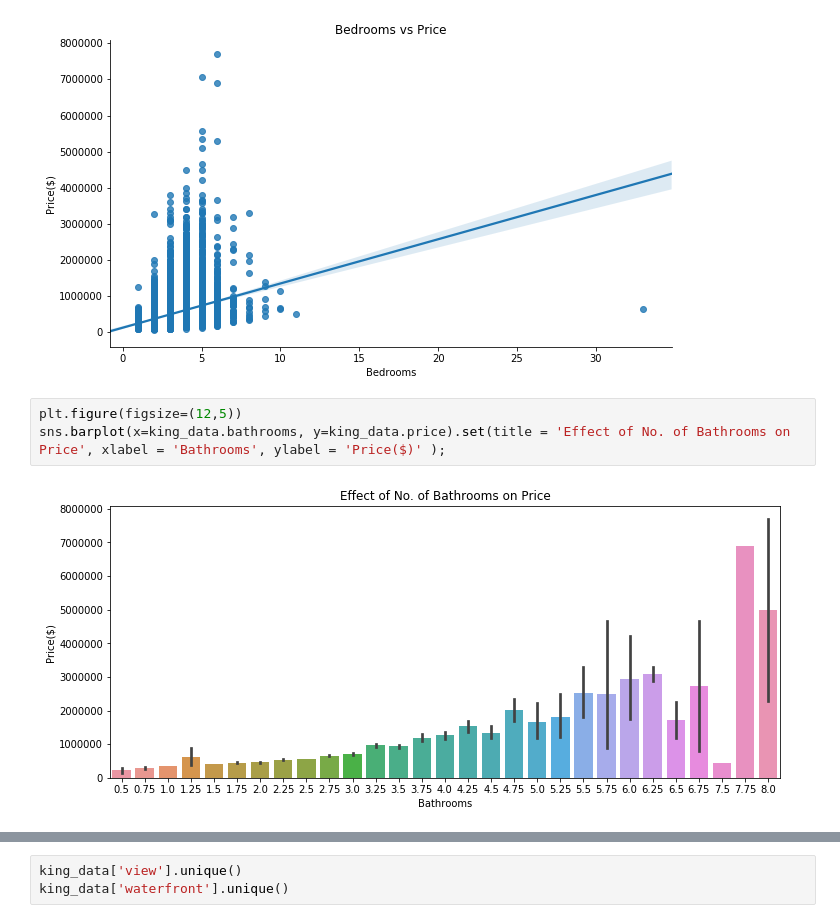
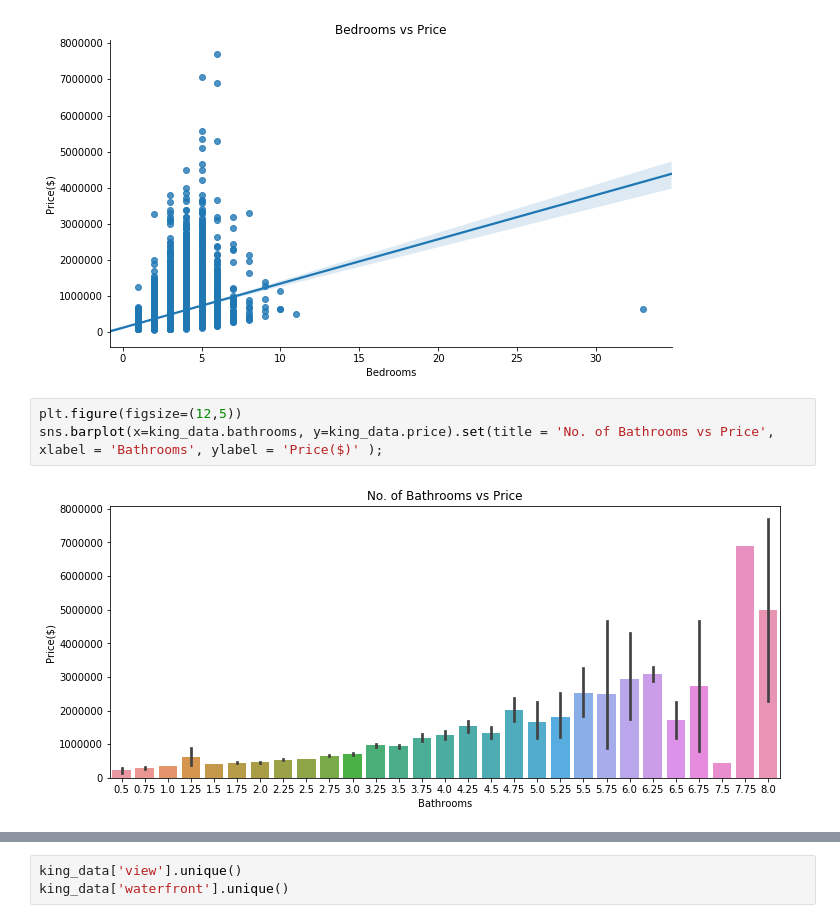
Before and after one commit to Menonvid/King-county, a Jupyter notebook: student.ipynb, the cells around one changed output, grey strips where cells are left out. Drawn from its saved outputs; the diff is of its cells as text.

```diff
--- a/student.ipynb
+++ b/student.ipynb
@@ -259,9 +252,9 @@ plt.show();
 [figure]
 # %%
 plt.figure(figsize=(12,5))
-sns.barplot(x=king_data.bathrooms, y=king_data.price).set(title = 'Effect of No. of Bathrooms on Price', xlabel = 'Bathrooms', ylabel = 'Price($)' );
+sns.barplot(x=king_data.bathrooms, y=king_data.price).set(title = 'No. of Bathrooms vs Price', xlabel = 'Bathrooms', ylabel = 'Price($)' );
 # %% [output]
-[figure, old version]
+[figure, new version]
 # %%
 king_data['condition'].unique()
 king_data['grade'].unique()
```
Also changed, not shown: parts of 33 cells of this notebook.
